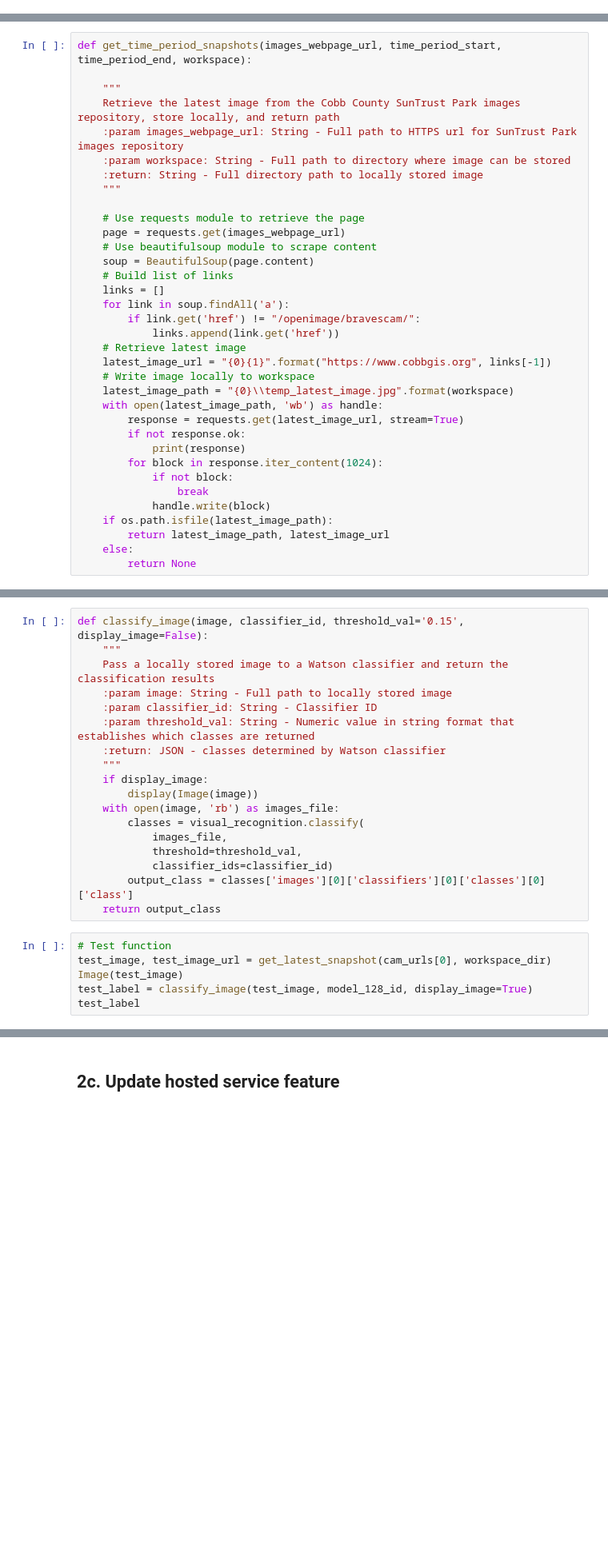
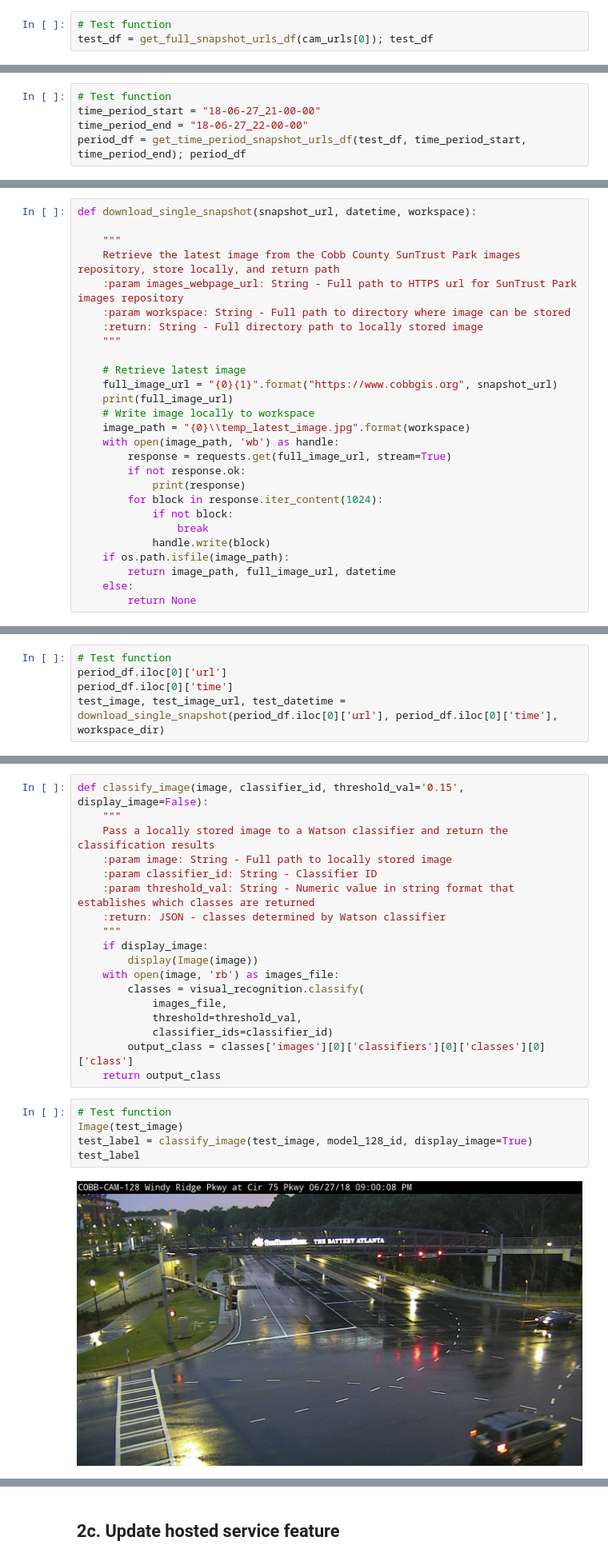
Before and after one commit to Qberto/analysis-watson-pedestrianCrowdClassifier, a Jupyter notebook: 4_Proto_IBMWatsonStudio_RunPeriodClassifier.ipynb, the cells around one changed output, grey strips where cells are left out. Shown at 80% size. Drawn from its saved outputs; the diff is of its cells as text; blank space fills up the shorter version.

Commit message:
Time period runtime added

```diff
--- a/4_Proto_IBMWatsonStudio_RunPeriodClassifier.ipynb
+++ b/4_Proto_IBMWatsonStudio_RunPeriodClassifier.ipynb
@@ -120,0 +185,3 @@ object_point_srvc
+# %%
+# Test function
+test_df = get_full_snapshot_urls_df(cam_urls[0]); test_df
@@ -120,0 +234,5 @@ object_point_srvc
+# %%
+# Test function
+time_period_start = "18-06-27_21-00-00"
+time_period_end = "18-06-27_22-00-00"
+period_df = get_time_period_snapshot_urls_df(test_df, time_period_start, time_period_end); period_df
@@ -121,5 +259,5 @@ object_point_srvc
 # %%
-def get_time_period_snapshots(images_webpage_url, time_period_start, time_period_end, workspace):
+def download_single_snapshot(snapshot_url, datetime, workspace):
 
     """
     Retrieve the latest image from the Cobb County SunTrust Park images repository, store locally, and return path
@@ -128,28 +266,20 @@ def get_time_period_snapshots(images_webpage_url, time_period_start, time_period
     :return: String - Full directory path to locally stored image
     """
 
-    # Use requests module to retrieve the page
-    page = requests.get(images_webpage_url)
-    # Use beautifulsoup module to scrape content
-    soup = BeautifulSoup(page.content)
-    # Build list of links
-    links = []
-    for link in soup.findAll('a'):
-        if link.get('href') != "/openimage/bravescam/":
-            links.append(link.get('href'))
     # Retrieve latest image
-    latest_image_url = "{0}{1}".format("https://www.cobbgis.org", links[-1])
+    full_image_url = "{0}{1}".format("https://www.cobbgis.org", snapshot_url)
+    print(full_image_url)
     # Write image locally to workspace
-    latest_image_path = "{0}\\temp_latest_image.jpg".format(workspace)
-    with open(latest_image_path, 'wb') as handle:
-        response = requests.get(latest_image_url, stream=True)
+    image_path = "{0}\\temp_latest_image.jpg".format(workspace)
+    with open(image_path, 'wb') as handle:
+        response = requests.get(full_image_url, stream=True)
         if not response.ok:
             print(response)
         for block in response.iter_content(1024):
             if not block:
                 break
             handle.write(block)
-    if os.path.isfile(latest_image_path):
-        return latest_image_path, latest_image_url
+    if os.path.isfile(image_path):
+        return image_path, full_image_url, datetime
     else:
         return None
@@ -158,0 +286,5 @@ get_latest_snapshot(cam_urls[0], workspace_dir)
+# %%
+# Test function
+period_df.iloc[0]['url']
+period_df.iloc[0]['time']
+test_image, test_image_url, test_datetime = download_single_snapshot(period_df.iloc[0]['url'], period_df.iloc[0]['time'], workspace_dir)
@@ -178,7 +312,8 @@ def classify_image(image, classifier_id, threshold_val='0.15', display_image=Fal
     return output_class
 # %%
 # Test function
-test_image, test_image_url = get_latest_snapshot(cam_urls[0], workspace_dir)
 Image(test_image)
 test_label = classify_image(test_image, model_128_id, display_image=True)
 test_label
+# %% [output]
+[figure, added]
```
Also changed, not shown: parts of 29 cells of this notebook, 1 other file.
